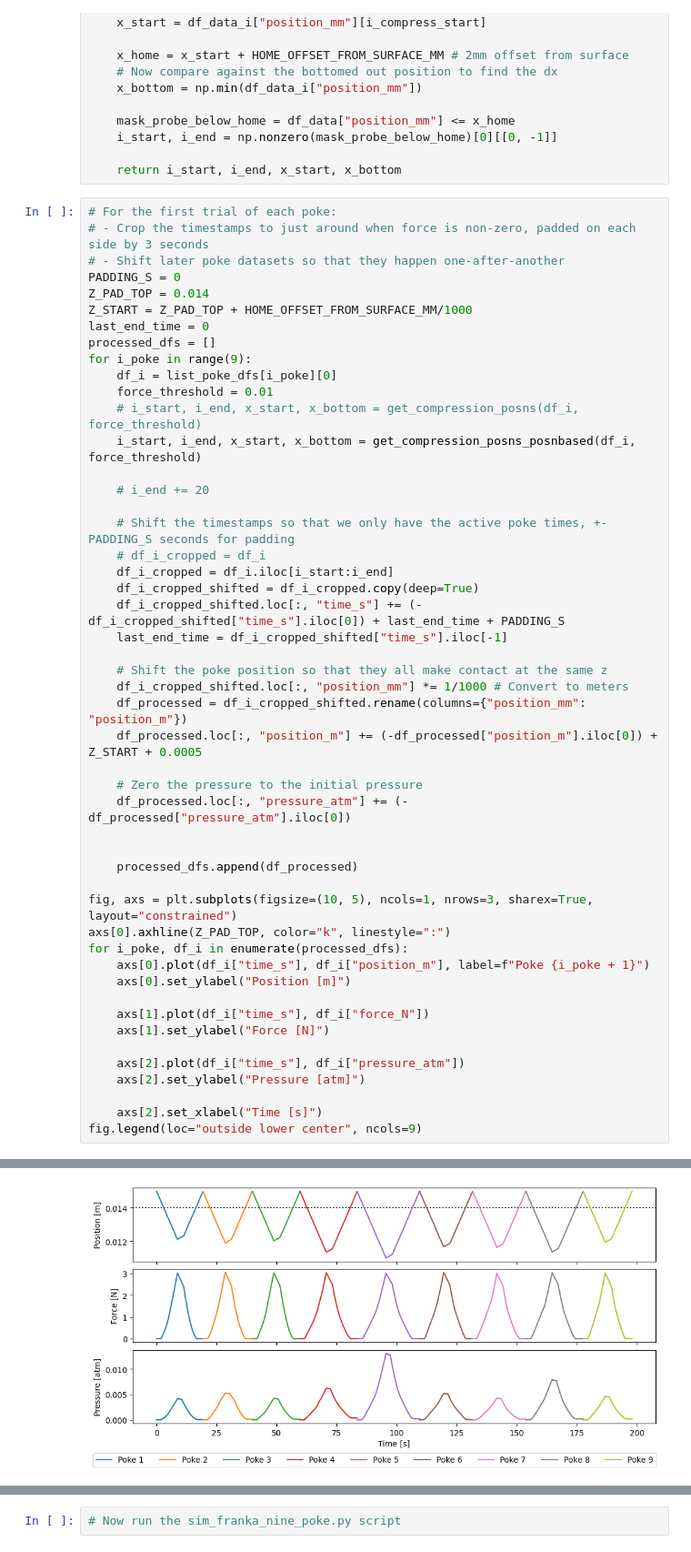
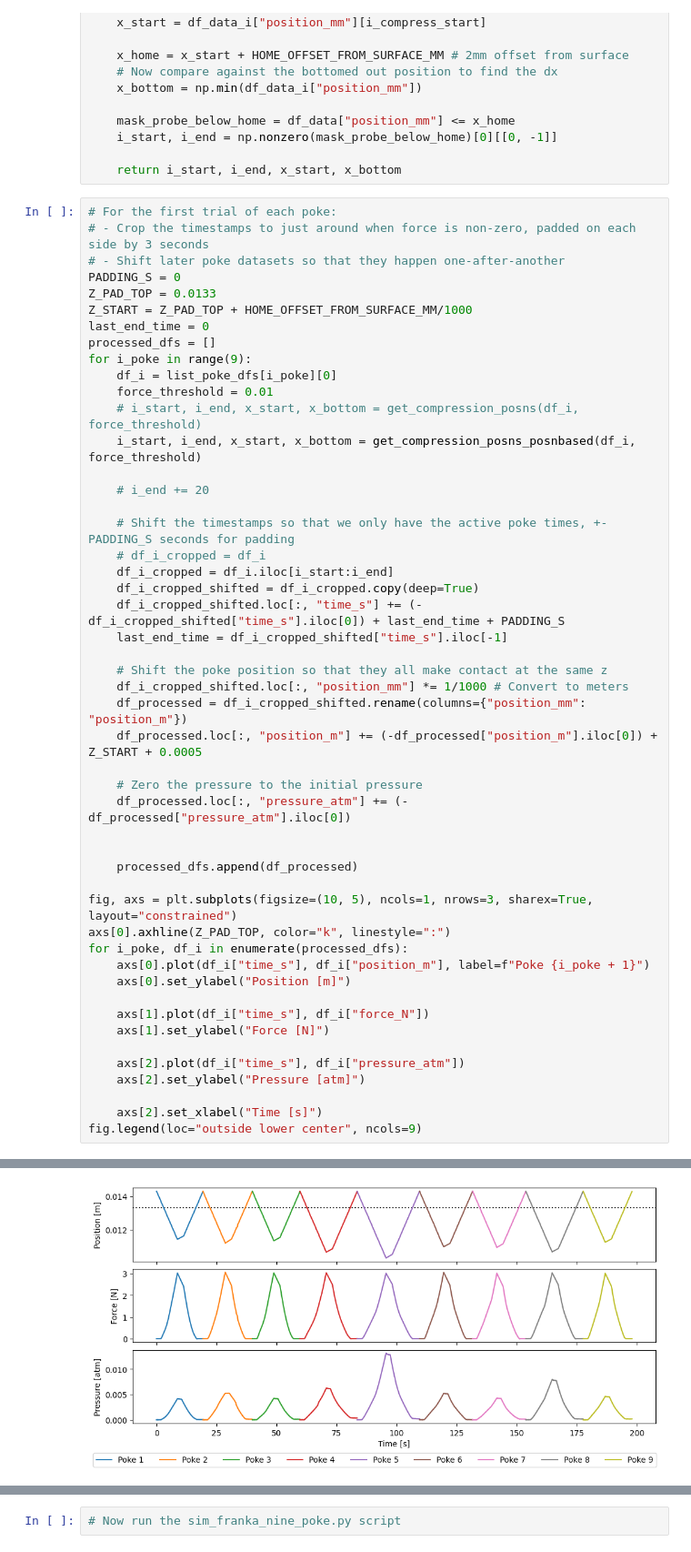
Before and after one commit to merge-lab/polyfem-FI-sim, a Jupyter notebook: Notebooks/process_gilbert_thighpad_data.ipynb, the cells around one changed output, grey strips where cells are left out. Shown at 91% size. Cells and saved outputs as stored; diff of their text form.

```diff
--- a/Notebooks/process_gilbert_thighpad_data.ipynb
+++ b/Notebooks/process_gilbert_thighpad_data.ipynb
@@ -115,7 +115,7 @@ def get_compression_posns_posnbased(df_data, force_threshold):
 # - Crop the timestamps to just around when force is non-zero, padded on each side by 3 seconds
 # - Shift later poke datasets so that they happen one-after-another
 PADDING_S = 0
-Z_PAD_TOP = 0.014
+Z_PAD_TOP = 0.0133
 Z_START = Z_PAD_TOP + HOME_OFFSET_FROM_SURFACE_MM/1000
 last_end_time = 0
 processed_dfs = []
@@ -134,34 +134,34 @@ for i_poke in range(9):
     df_i_cropped_shifted.loc[:, "time_s"] += (-df_i_cropped_shifted["time_s"].iloc[0]) + last_end_time + PADDING_S
     last_end_time = df_i_cropped_shifted["time_s"].iloc[-1]
 
     # Shift the poke position so that they all make contact at the same z
     df_i_cropped_shifted.loc[:, "position_mm"] *= 1/1000 # Convert to meters
     df_processed = df_i_cropped_shifted.rename(columns={"position_mm": "position_m"})
     df_processed.loc[:, "position_m"] += (-df_processed["position_m"].iloc[0]) + Z_START + 0.0005
 
     # Zero the pressure to the initial pressure
     df_processed.loc[:, "pressure_atm"] += (-df_processed["pressure_atm"].iloc[0])
 
 
     processed_dfs.append(df_processed)
 
 fig, axs = plt.subplots(figsize=(10, 5), ncols=1, nrows=3, sharex=True, layout="constrained")
 axs[0].axhline(Z_PAD_TOP, color="k", linestyle=":")
 for i_poke, df_i in enumerate(processed_dfs):
     axs[0].plot(df_i["time_s"], df_i["position_m"], label=f"Poke {i_poke + 1}")
     axs[0].set_ylabel("Position [m]")
 
     axs[1].plot(df_i["time_s"], df_i["force_N"])
     axs[1].set_ylabel("Force [N]")
 
     axs[2].plot(df_i["time_s"], df_i["pressure_atm"])
     axs[2].set_ylabel("Pressure [atm]")
 
     axs[2].set_xlabel("Time [s]")
 fig.legend(loc="outside lower center", ncols=9)
 # %% [output]
 <matplotlib.legend.Legend at 0x...>
-[figure, old version]
+[figure, new version]
 # %%
 ## Output csvs for each poke dataset
 # Real poke numbering:
```
Also changed, not shown: parts of 2 cells of this notebook, 1 other file.
